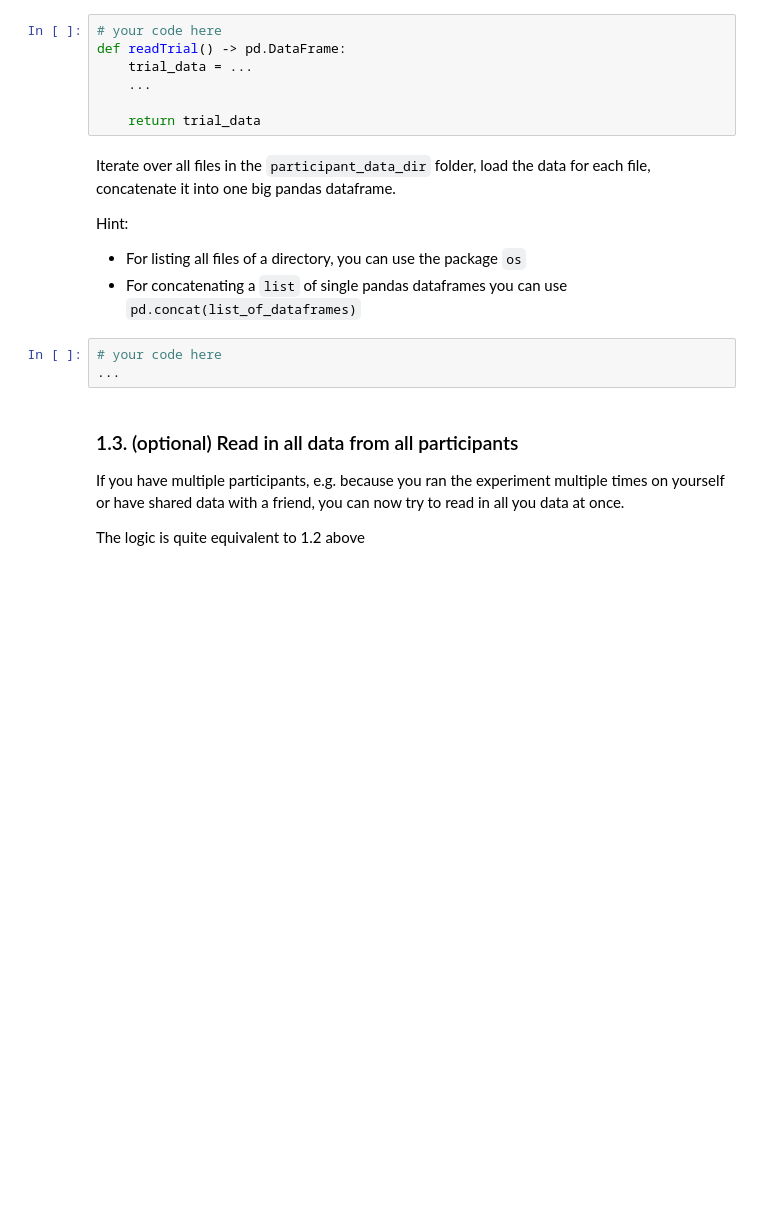
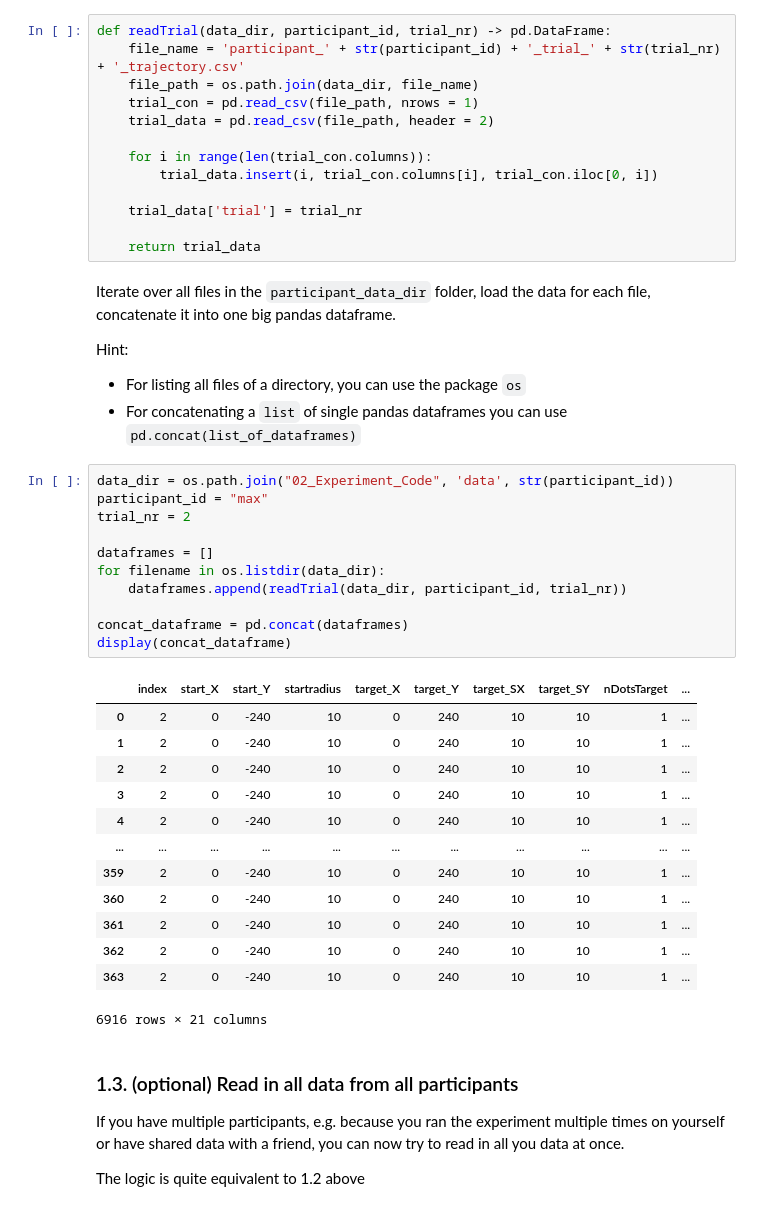
Before and after one commit to mxfnk/cs3, a Jupyter notebook: 04_Experiment_Analysis.ipynb, the cells around one changed output. Drawn from its saved outputs; the diff is of its cells as text; blank space fills up the shorter version.

```diff
--- a/04_Experiment_Analysis.ipynb
+++ b/04_Experiment_Analysis.ipynb
@@ -162,10 +162,16 @@ Rewrite above code to read in one trial as a function. Give it the parameters:
 
 It should return the data for one trial containing the meta (condition) information (concatenated meta data and trial data).
 # %%
-# your code here
-def readTrial() -> pd.DataFrame:
-    trial_data = ...
-    ...
+def readTrial(data_dir, participant_id, trial_nr) -> pd.DataFrame:
+    file_name = 'participant_' + str(participant_id) + '_trial_' + str(trial_nr) + '_trajectory.csv'
+    file_path = os.path.join(data_dir, file_name)
+    trial_con = pd.read_csv(file_path, nrows = 1)
+    trial_data = pd.read_csv(file_path, header = 2)
+
+    for i in range(len(trial_con.columns)):
+        trial_data.insert(i, trial_con.columns[i], trial_con.iloc[0, i])
+
+    trial_data['trial'] = trial_nr
 
     return trial_data
 # %% [markdown]
@@ -175,8 +181,30 @@ Hint:
 * For listing all files of a directory, you can use the package `os`
 * For concatenating a `list` of single pandas dataframes you can use `pd.concat(list_of_dataframes)`
 # %%
-# your code here
-...
+data_dir = os.path.join("02_Experiment_Code", 'data', str(participant_id))
+participant_id = "max"
+trial_nr = 2
+
+dataframes = []
+for filename in os.listdir(data_dir):
+    dataframes.append(readTrial(data_dir, participant_id, trial_nr))
+
+concat_dataframe = pd.concat(dataframes)
+display(concat_dataframe)
+# %% [output]
+|  | index | start_X | start_Y | startradius | target_X | target_Y | target_SX | target_SY | nDotsTarget | ... |
+| 0 | 2 | 0 | -240 | 10 | 0 | 240 | 10 | 10 | 1 | ... |
+| 1 | 2 | 0 | -240 | 10 | 0 | 240 | 10 | 10 | 1 | ... |
+| 2 | 2 | 0 | -240 | 10 | 0 | 240 | 10 | 10 | 1 | ... |
+| 3 | 2 | 0 | -240 | 10 | 0 | 240 | 10 | 10 | 1 | ... |
+| 4 | 2 | 0 | -240 | 10 | 0 | 240 | 10 | 10 | 1 | ... |
+| ... | ... | ... | ... | ... | ... | ... | ... | ... | ... | ... |
+| 359 | 2 | 0 | -240 | 10 | 0 | 240 | 10 | 10 | 1 | ... |
+| 360 | 2 | 0 | -240 | 10 | 0 | 240 | 10 | 10 | 1 | ... |
+| 361 | 2 | 0 | -240 | 10 | 0 | 240 | 10 | 10 | 1 | ... |
+| 362 | 2 | 0 | -240 | 10 | 0 | 240 | 10 | 10 | 1 | ... |
+| 363 | 2 | 0 | -240 | 10 | 0 | 240 | 10 | 10 | 1 | ... |
+6916 rows × 21 columns
 # %% [markdown]
 ### 1.3. (optional) Read in all data from all participants
 
```
